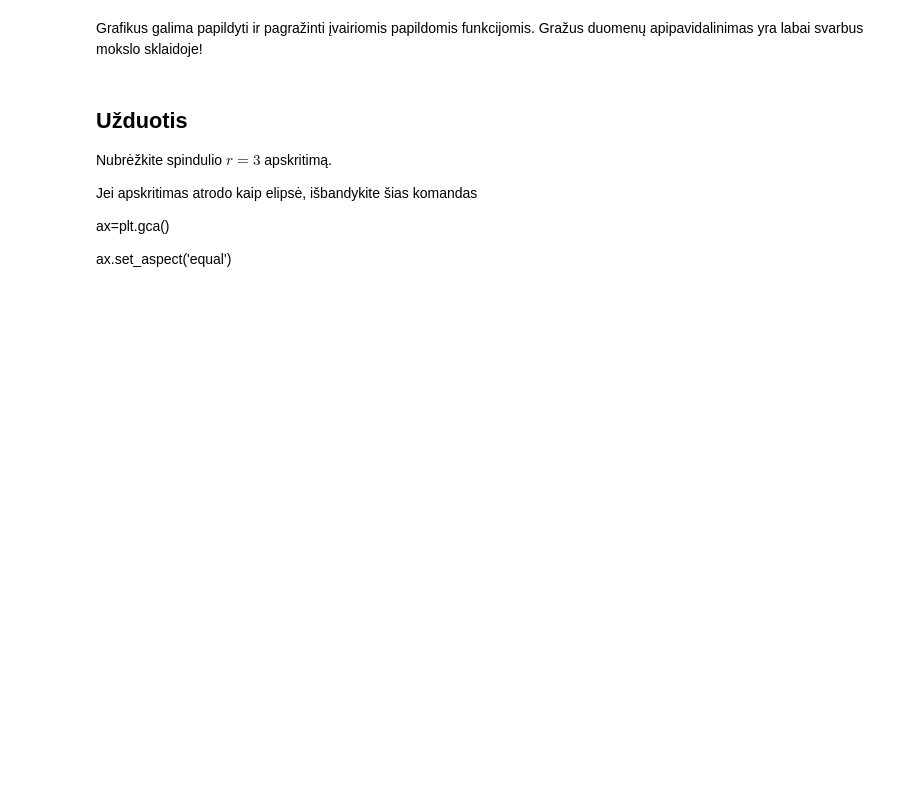
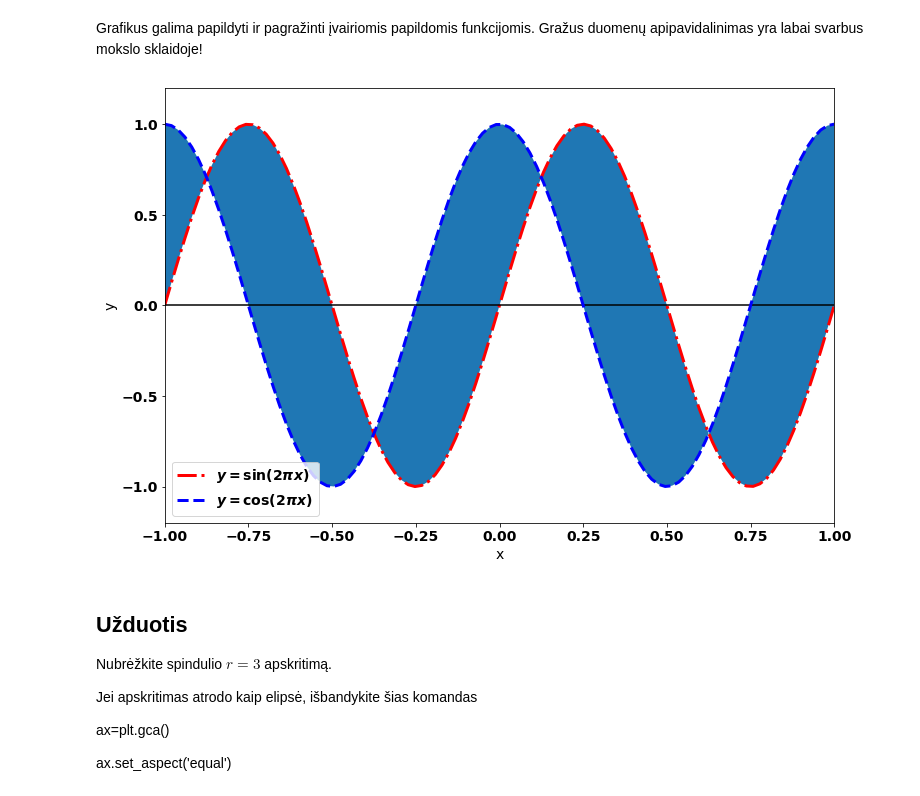
Before and after one commit to amazeliauskas/NMA20210217, a Jupyter notebook: Pamoka_1.ipynb, the cells around one changed output. Saved outputs shown, nothing was run; the diff lists cells and outputs as text; code cells hidden in the pictures; blank space fills up the shorter version.

```diff
--- a/Pamoka_1.ipynb
+++ b/Pamoka_1.ipynb
@@ -108,26 +152,30 @@ Grafikus galima papildyti ir pagražinti įvairiomis papildomis funkcijomis. Gra
 # %%
 import matplotlib
 font = {'family' : 'sans',
         'weight' : 'bold',
         'size'   : 14}
 matplotlib.rc('font', **font)
 
 
-x=np.linspace(0,1,100)
+x=np.linspace(-1,1,100)
 y=np.sin(2*np.pi*x)
 
 plt.figure(figsize=(12,8))
 
 plt.plot(x,y, "r-.", lw="3", label="$y=\sin(2\pi x)$")
 plt.plot(x,y*0, 'k')
+plt.plot(x,np.cos(2*np.pi*x), "b--", lw="3", label="$y=\cos(2\pi x)$")
+plt.fill_between(x,np.cos(2*np.pi*x),y)
 plt.xlabel('x')
 plt.ylabel('y')
-plt.xlim([0,1])
+plt.xlim([-1,1.0])
 plt.ylim([-1.2,1.2])
 #ax=plt.gca()
 #ax.set_aspect('equal')
 plt.legend()
 plt.show()
+# %% [output]
+[figure, added]
 # %% [markdown]
 ## Užduotis
 Nubrėžkite spindulio $r=3$ apskritimą.
```
Also changed, not shown: parts of 27 cells of this notebook, 1 other file.
